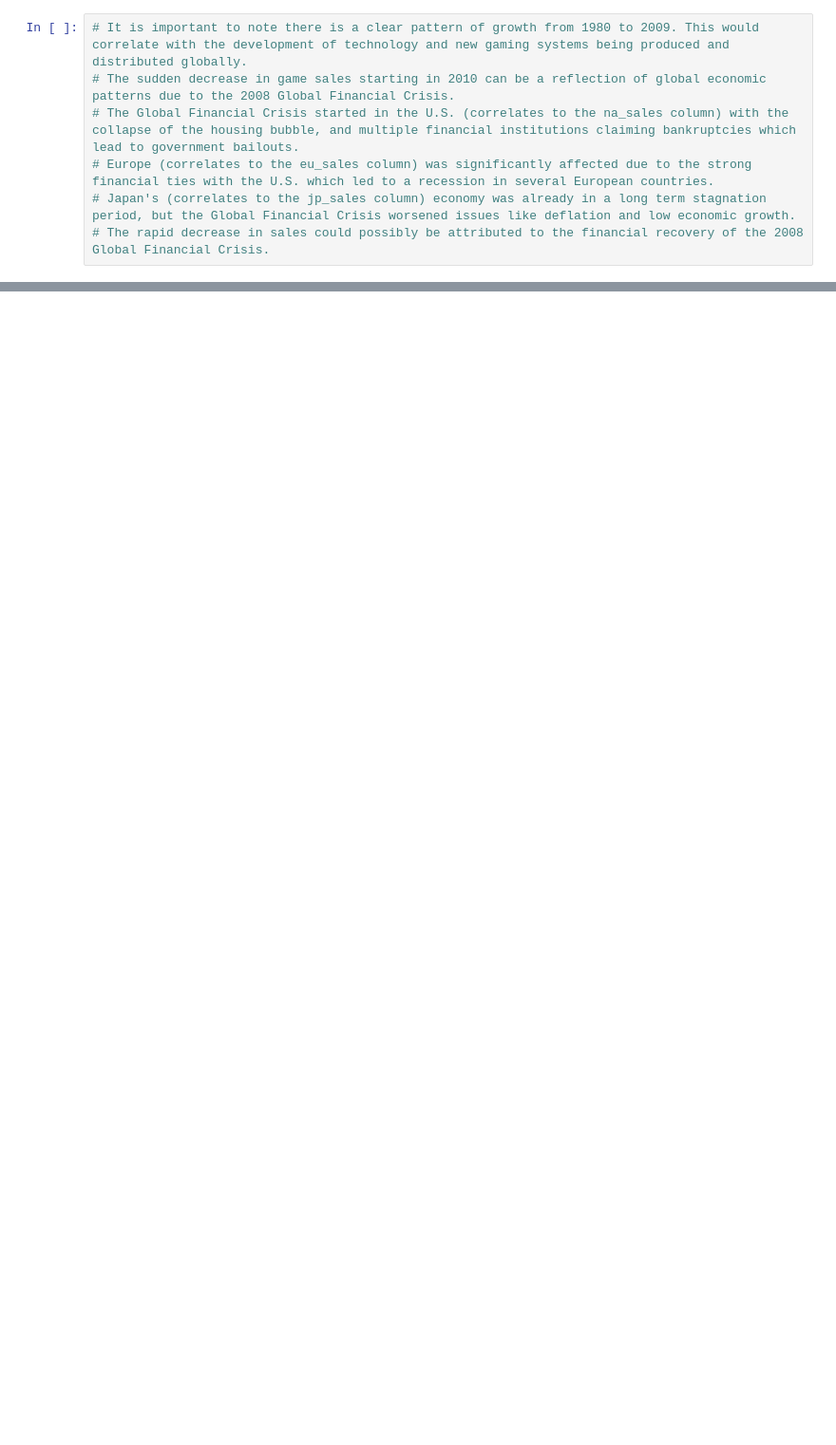
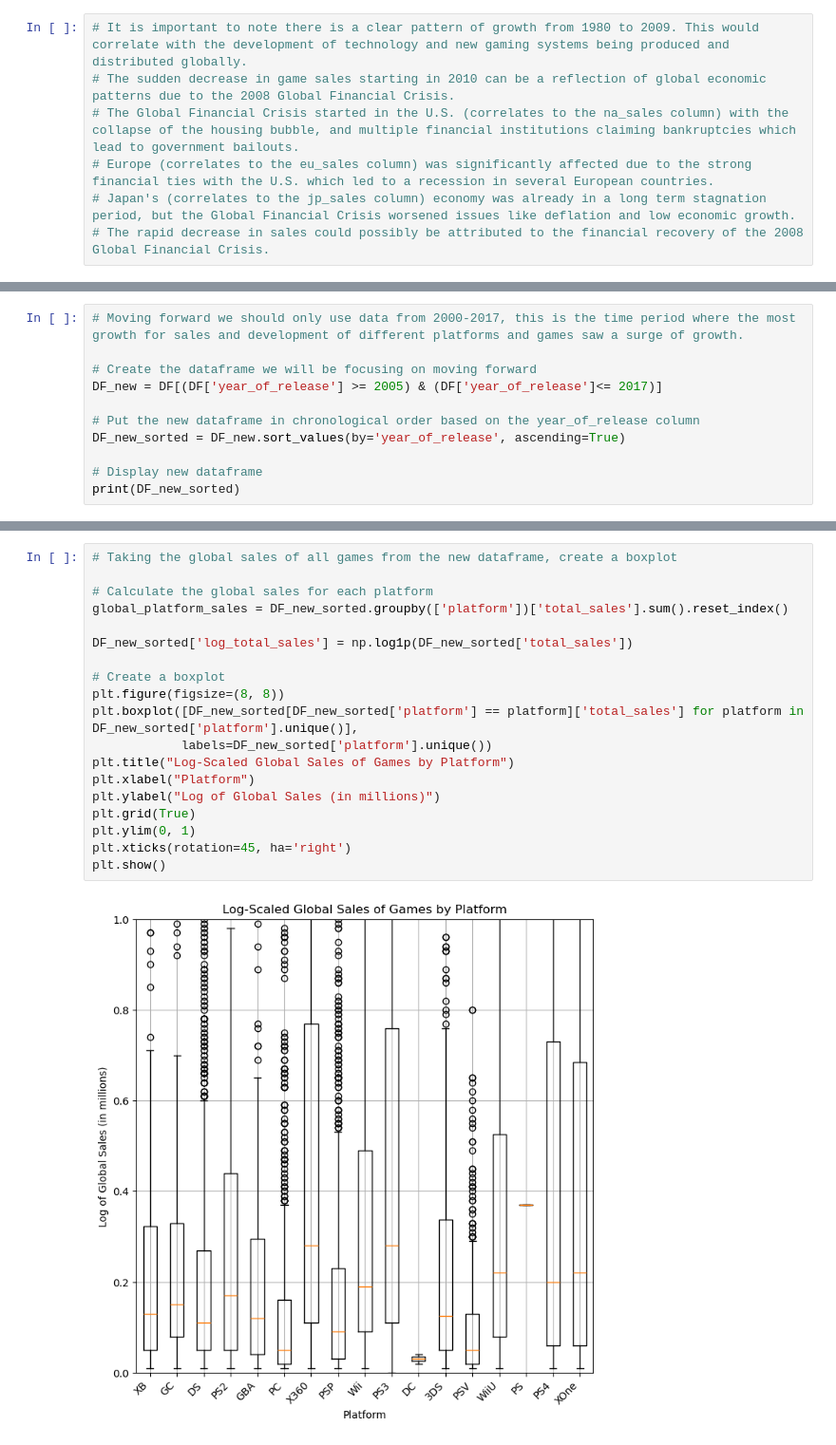
Before and after one commit to michav95/Integrated-Project-1, a Jupyter notebook: notebooks/EDA.ipynb, the cells around one changed output, grey strips where cells are left out. Shown at 95% size. Saved outputs shown, nothing was run; the diff lists cells and outputs as text; blank space fills up the shorter version.

Commit message:
Started boxplot

```diff
--- a/notebooks/EDA.ipynb
+++ b/notebooks/EDA.ipynb
@@ -528,0 +218,11 @@ The average length of time for new platforms to appear, and old ones to fade out
+# %%
+# Moving forward we should only use data from 2000-2017, this is the time period where the most growth for sales and development of different platforms and games saw a surge of growth.
+
+# Create the dataframe we will be focusing on moving forward
+DF_new = DF[(DF['year_of_release'] >= 2005) & (DF['year_of_release']<= 2017)]
+
+# Put the new dataframe in chronological order based on the year_of_release column
+DF_new_sorted = DF_new.sort_values(by='year_of_release', ascending=True)
+
+# Display new dataframe
+print(DF_new_sorted)
@@ -528,0 +331,21 @@ The average length of time for new platforms to appear, and old ones to fade out
+# %%
+# Taking the global sales of all games from the new dataframe, create a boxplot
+
+# Calculate the global sales for each platform
+global_platform_sales = DF_new_sorted.groupby(['platform'])['total_sales'].sum().reset_index()
+
+DF_new_sorted['log_total_sales'] = np.log1p(DF_new_sorted['total_sales'])
+
+# Create a boxplot
+plt.figure(figsize=(8, 8))
+plt.boxplot([DF_new_sorted[DF_new_sorted['platform'] == platform]['total_sales'] for platform in DF_new_sorted['platform'].unique()],
+            labels=DF_new_sorted['platform'].unique())
+plt.title("Log-Scaled Global Sales of Games by Platform")
+plt.xlabel("Platform")
+plt.ylabel("Log of Global Sales (in millions)")
+plt.grid(True)
+plt.ylim(0, 1)
+plt.xticks(rotation=45, ha='right')
+plt.show()
+# %% [output]
+[figure, added]
```
Also changed, not shown: parts of 29 cells of this notebook.
